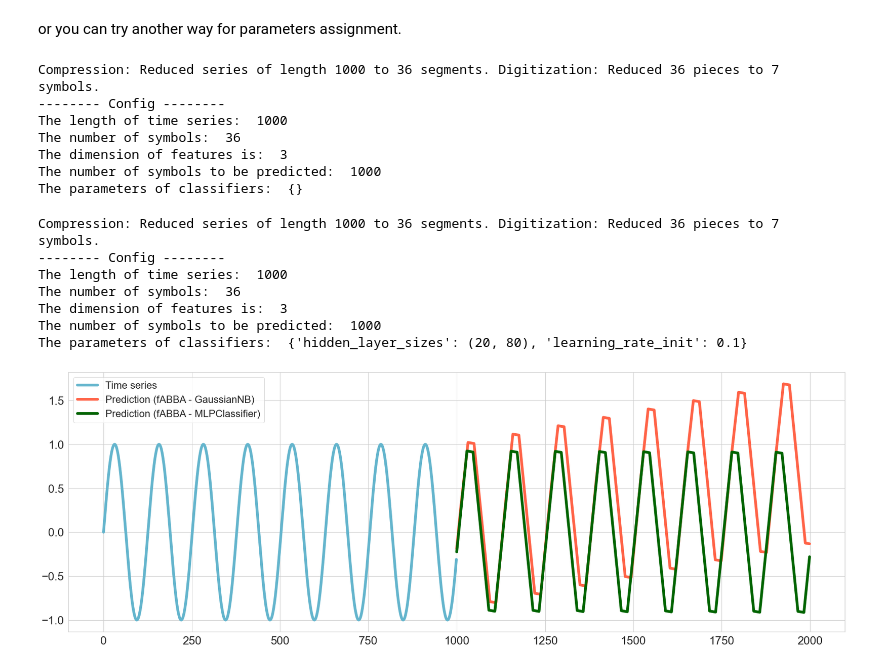
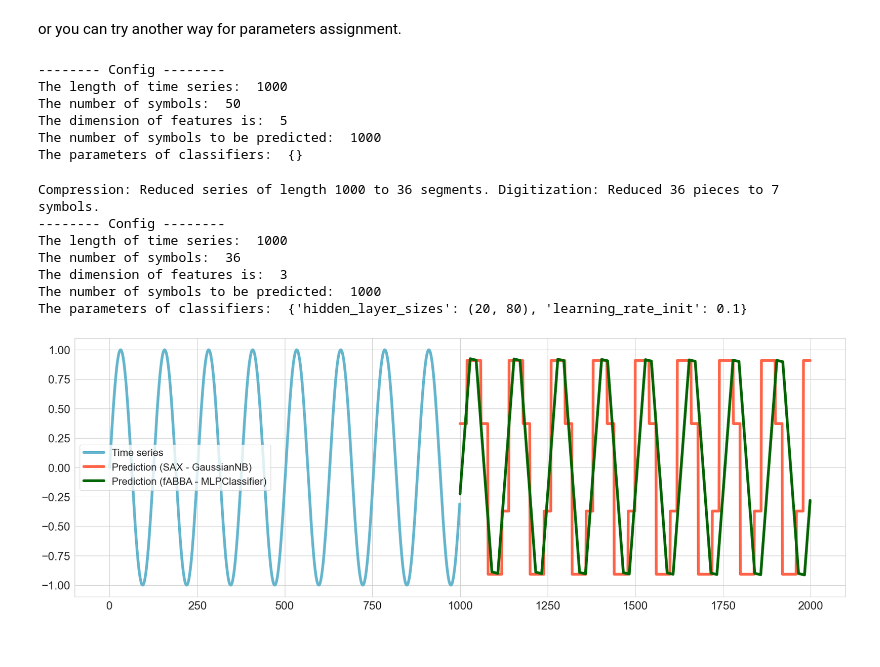
Before and after one commit to nla-group/slearn, a Jupyter notebook: guide.ipynb, the cells around one changed output. Saved outputs shown, nothing was run; the diff lists cells and outputs as text; code cells hidden in the pictures.

```diff
--- a/guide.ipynb
+++ b/guide.ipynb
@@ -42,15 +44,14 @@ The parameters of classifiers:  {'hidden_layer_sizes': (20, 80), 'learning_rate_
 # %% [markdown]
 or you can try another way for parameters assignment.
 # %%
-sl = slearn.slearn(method='fABBA', ws=3, step=1000, classifier_name="GaussianNB")
-sl.set_symbols(series=train, tol=0.01, alpha=0.3) # symbolic representaion parameters, you will need to change it if you use SAX)
+sl = slearn.slearn(method='SAX', ws=5, step=1000, classifier_name="GaussianNB")
+sl.set_symbols(series=train, width=20)
 abba_nb_pred = sl.predict()
 # %% [output]
-Compression: Reduced series of length 1000 to 36 segments. Digitization: Reduced 36 pieces to 7 symbols.
 -------- Config --------
 The length of time series:  1000
-The number of symbols:  36
-The dimension of features is:  3
+The number of symbols:  50
+The dimension of features is:  5
 The number of symbols to be predicted:  1000
 The parameters of classifiers:  {}
 # %%
@@ -68,13 +69,13 @@ The parameters of classifiers:  {'hidden_layer_sizes': (20, 80), 'learning_rate_
 # %%
 min_len = len(test)
 sns.set_theme(style="whitegrid")
 plt.figure(figsize=(25, 9))
 sns.set(font_scale=2, style="whitegrid")
 sns.lineplot(x=np.arange(0, len(train)), y=train, color='c', linewidth=6, label='Time series')
-sns.lineplot(x=np.arange(len(train), len(train)+min_len), y=abba_nb_pred[:min_len], color='tomato', linewidth=6, label='Prediction (fABBA - GaussianNB)')
+sns.lineplot(x=np.arange(len(train), len(train)+min_len), y=abba_nb_pred[:min_len], color='tomato', linewidth=6, label='Prediction (SAX - GaussianNB)')
 sns.lineplot(x=np.arange(len(train), len(train)+min_len), y=abba_nn_pred[:min_len], color='darkgreen', linewidth=6, label='Prediction (fABBA - MLPClassifier)')
 plt.tight_layout()
 plt.tick_params(axis='both', labelsize=25)
 plt.show()
 # %% [output]
-[figure, old version]
+[figure, new version]
```
Also changed, not shown: parts of 2 cells of this notebook, 8 other files.
